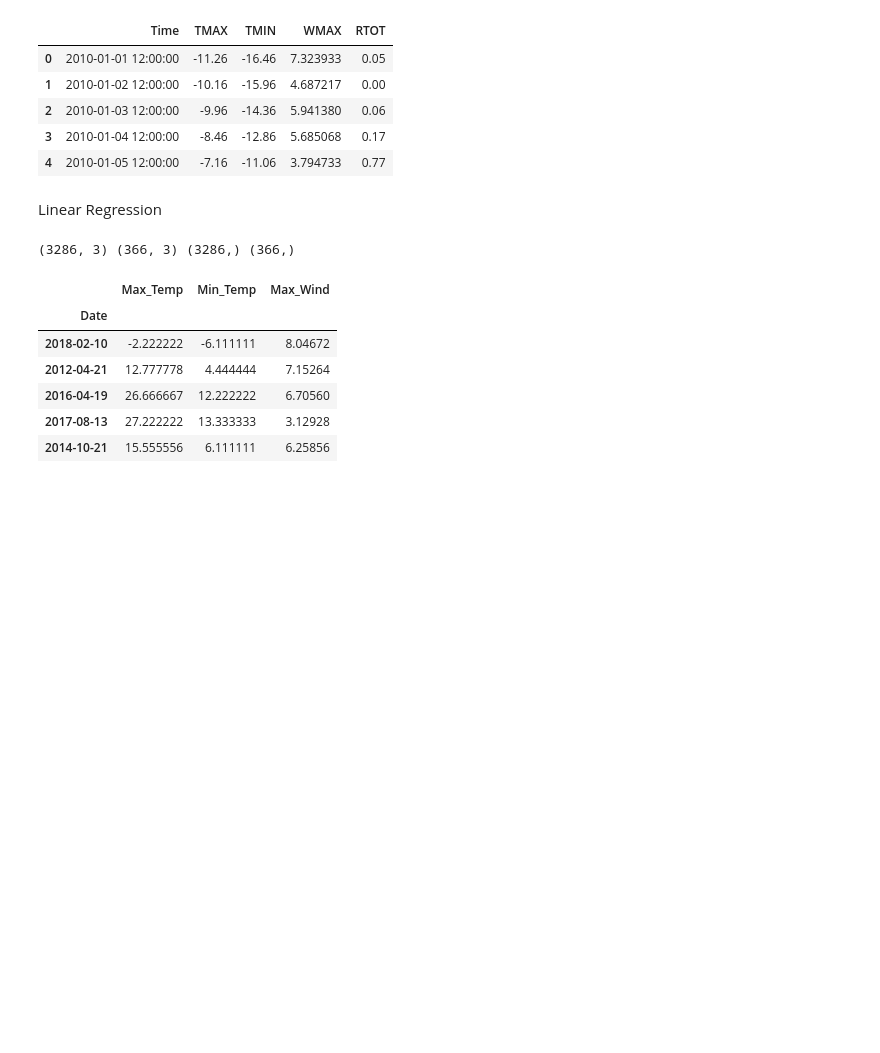
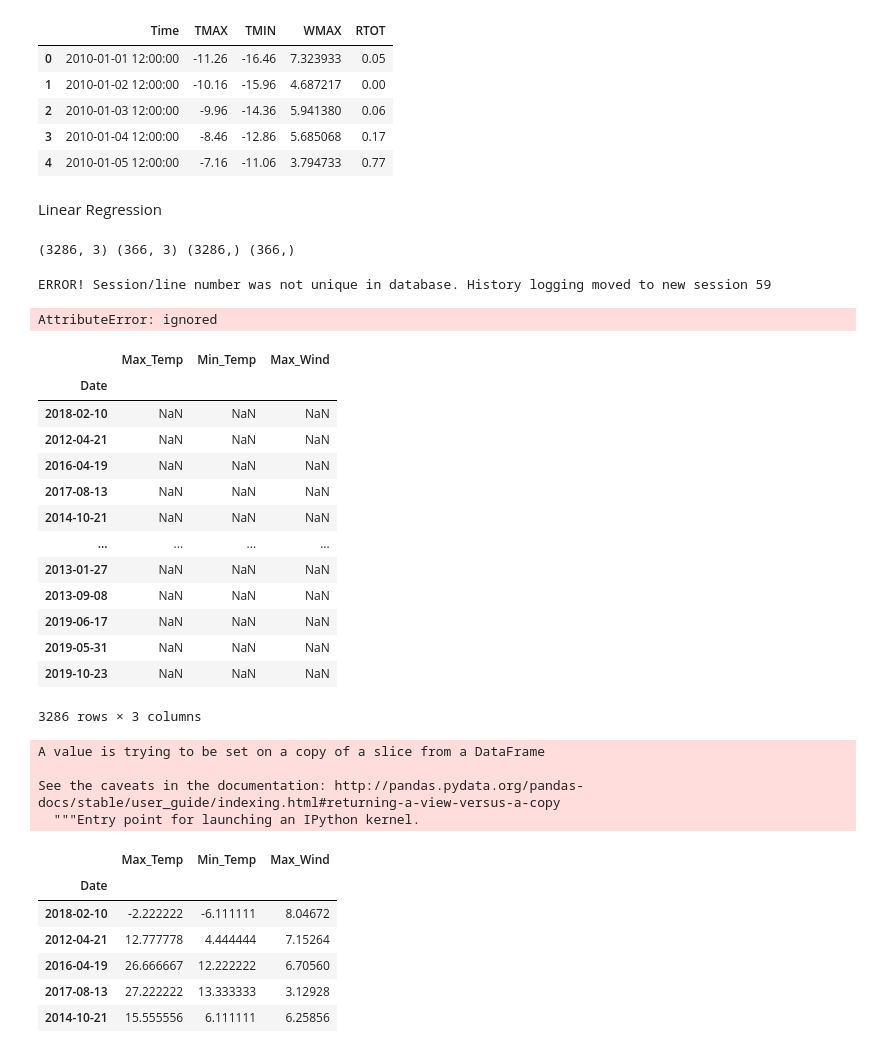
Before and after one commit to dfu2020/ATMS-597-SP-2020-Project-4, a Jupyter notebook: Project4_Joyce.ipynb, the cells around one changed output. Saved outputs shown, nothing was run; the diff lists cells and outputs as text; code cells hidden in the pictures; blank space fills up the shorter version.

```diff
--- a/Project4_Joyce.ipynb
+++ b/Project4_Joyce.ipynb
@@ -107,6 +107,35 @@ x_train, x_test, y_train, y_test = train_test_split(x, y, test_size = 0.1, rando
 print(x_train.shape, x_test.shape, y_train.shape, y_test.shape)
 # %% [output]
 (3286, 3) (366, 3) (3286,) (366,)
+# %%
+df[(df['date'] > '2013-01-01') & (df['date'] < '2013-02-01')]
+# %% [output]
+ERROR! Session/line number was not unique in database. History logging moved to new session 59
+AttributeError: ignored
+# %%
+x_train[x_train.isnull()]
+# %% [output]
+|  | Max_Temp | Min_Temp | Max_Wind |
+| Date |  |  |  |
+| 2018-02-10 | NaN | NaN | NaN |
+| 2012-04-21 | NaN | NaN | NaN |
+| 2016-04-19 | NaN | NaN | NaN |
+| 2017-08-13 | NaN | NaN | NaN |
+| 2014-10-21 | NaN | NaN | NaN |
+| ... | ... | ... | ... |
+| 2013-01-27 | NaN | NaN | NaN |
+| 2013-09-08 | NaN | NaN | NaN |
+| 2019-06-17 | NaN | NaN | NaN |
+| 2019-05-31 | NaN | NaN | NaN |
+| 2019-10-23 | NaN | NaN | NaN |
+3286 rows × 3 columns
+# %%
+x_train.dropna(inplace=True)
+# %% [output]
+A value is trying to be set on a copy of a slice from a DataFrame
+
+See the caveats in the documentation: http://pandas.pydata.org/pandas-docs/stable/user_guide/indexing.html#returning-a-view-versus-a-copy
+  """Entry point for launching an IPython kernel.
 # %%
 x_train[0:5]
 # %% [output]
```
Also changed, not shown: parts of 4 cells of this notebook.
